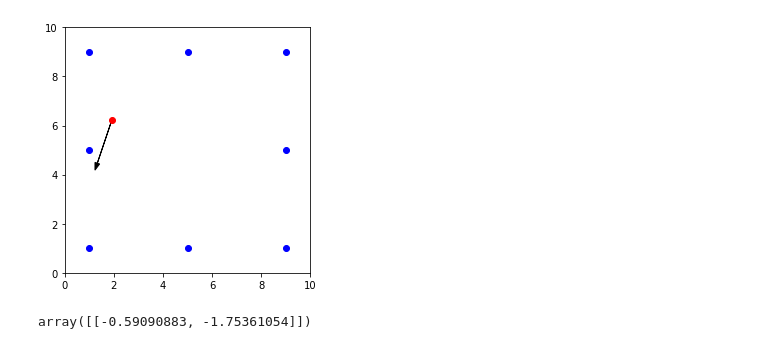
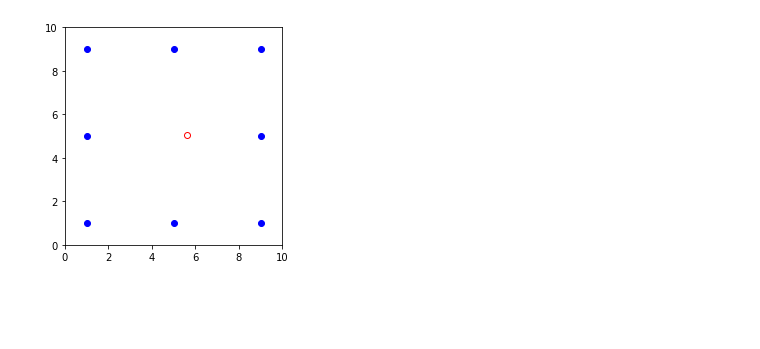
Before and after one commit to vaipatel/udacity_robond_2020, a Jupyter notebook: Monte_Carlo_Localization.ipynb, the cells around one changed output. Drawn from its saved outputs; the diff is of its cells as text; code cells hidden in the pictures; blank space fills up the shorter version.

Commit message:
feat: Complete MCL. Run and plot steps.
Plotting takes quite a bit of time at the moment, probably cuz we call
plot for each particle.

I've also changed markers to have no fill.

```diff
--- a/Monte_Carlo_Localization.ipynb
+++ b/Monte_Carlo_Localization.ipynb
@@ -87,16 +87,18 @@ class Robot:
     lmks = (lmks - np.mean(lmks))*lmks_scale + np.array([w,w])*0.5
     return lmks
 
-  def plot_traj(self, fig, ax, init_col='ro', arrow_col='black'):
+  def plot_traj(self, fig, ax, init_col='ro', arrow_col='black', stop=None):
     """Plots robot traj."""
-    plt.plot(self.traj[0][0], self.traj[0][1], init_col)
-    for i in range(1, len(self.traj)):
+    if stop == None or stop < 1 or stop > len(self.traj):
+      stop = len(self.traj)
+    for i in range(1, stop):
       delta_loc = self.traj[i] - self.traj[i - 1]
-      plt.arrow(self.traj[i-1][0], self.traj[i-1][1], delta_loc[0], delta_loc[1], head_width=0.2, color=arrow_col)
+      ax.arrow(self.traj[i-1][0], self.traj[i-1][1], delta_loc[0], delta_loc[1], head_width=0.15, color=arrow_col)
       # plt.plot(self.traj[i][0], self.traj[i][1], 'ro')
-    plt.axis([0, self.world_size, 0, self.world_size])
+    ax.plot(self.traj[stop-1][0], self.traj[stop-1][1], init_col, markerfacecolor='None')
+    ax.axis([0, self.world_size, 0, self.world_size])
     ax.set_aspect('equal')
-    fig.tight_layout()#([0, WORLD_SIZE, 0, WORLD_SIZE])
+    #fig.tight_layout()#([0, WORLD_SIZE, 0, WORLD_SIZE])
 
   def _gauss_pdf(self, mu, sigma, x):
     """Calculates p(x) where p ~ N(mu,sigma), or equivalently N(x|mu,sigma)."""
@@ -185,28 +195,27 @@ WORLD_SIZE = 10
 INIT_MOVE_ANGLE = np.pi*0.5
 INIT_MOVE_FWD = 0.5
 
-ROBOT_SENSOR_NOISE = 5
-ROBOT_FWD_NOISE = 2
-ROBOT_TURN_NOISE = 0.1
+ROBOT_SENSOR_NOISE = 1
+ROBOT_FWD_NOISE = 0.15
+ROBOT_TURN_NOISE = 0.15
 
-NUM_PARTICLES = 10
+NUM_PARTICLES = 80
 
-PARTICLE_SENSOR_NOISE = 5
-PARTICLE_FWD_NOISE = 0.05
-PARTICLE_TURN_NOISE = 0.05
+PARTICLE_SENSOR_NOISE = 1
+PARTICLE_FWD_NOISE = 0.15
+PARTICLE_TURN_NOISE = 0.15
+
+MCL_STEPS = 3*5 # Making it multiple of 3 for plotting purposes. Whatever.
+N_PLOT_COLS = 3
+N_PLOT_ROWS = int(np.ceil(MCL_STEPS/N_PLOT_COLS)) # Can just do int div.
 # %%
 robot = Robot(WORLD_SIZE)
 robot.set_noise(sensor_noise=ROBOT_SENSOR_NOISE,
                 forward_noise=ROBOT_FWD_NOISE,
                 turn_noise=ROBOT_TURN_NOISE)
-robot.move(angle=INIT_MOVE_ANGLE, fwd=INIT_MOVE_FWD)
+#robot.move(angle=INIT_MOVE_ANGLE, fwd=INIT_MOVE_FWD)
+fig, ax = plt.subplots(1,1)
+plt.plot(robot.lmks[:,0], robot.lmks[:,1], 'bo')
+robot.plot_traj(fig, ax)
+# %% [output]
+[figure, added]
-# %%
-fig, ax = plt.subplots(1,1)
-plt.plot(robot.lmks[:,0], robot.lmks[:,1], 'bo')
-robot.plot_traj(fig, ax)
-# %% [output]
-[figure, removed]
-# %%
-np.diff(robot.exact_traj(), axis=0)
-# %% [output]
-array([[-0.59090883, -1.75361054]])
```
Also changed, not shown: parts of 7 cells of this notebook.
